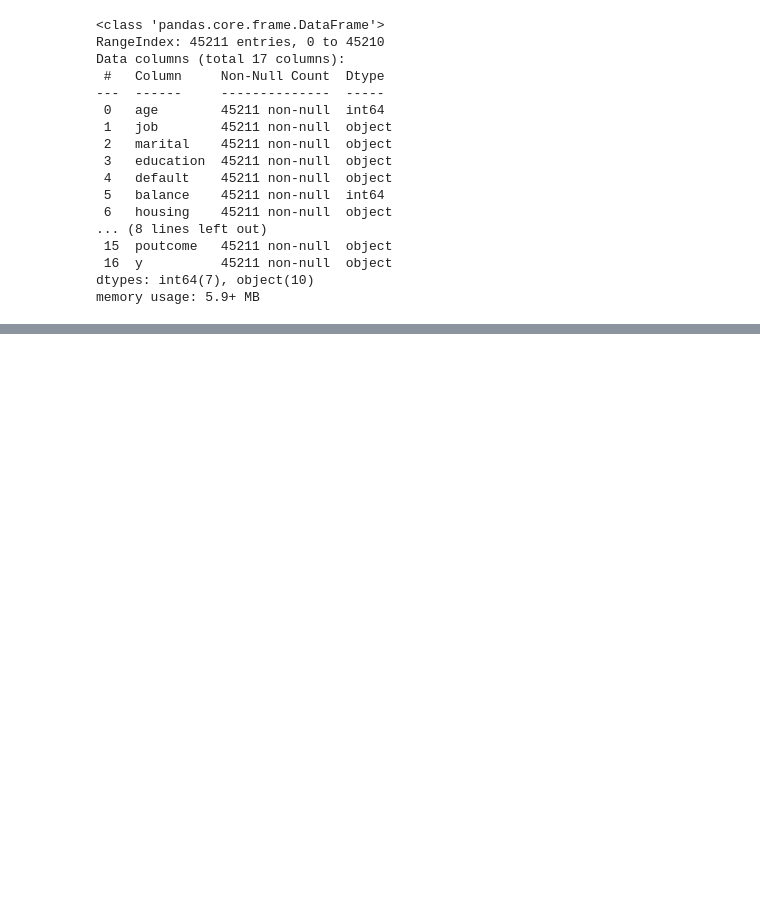
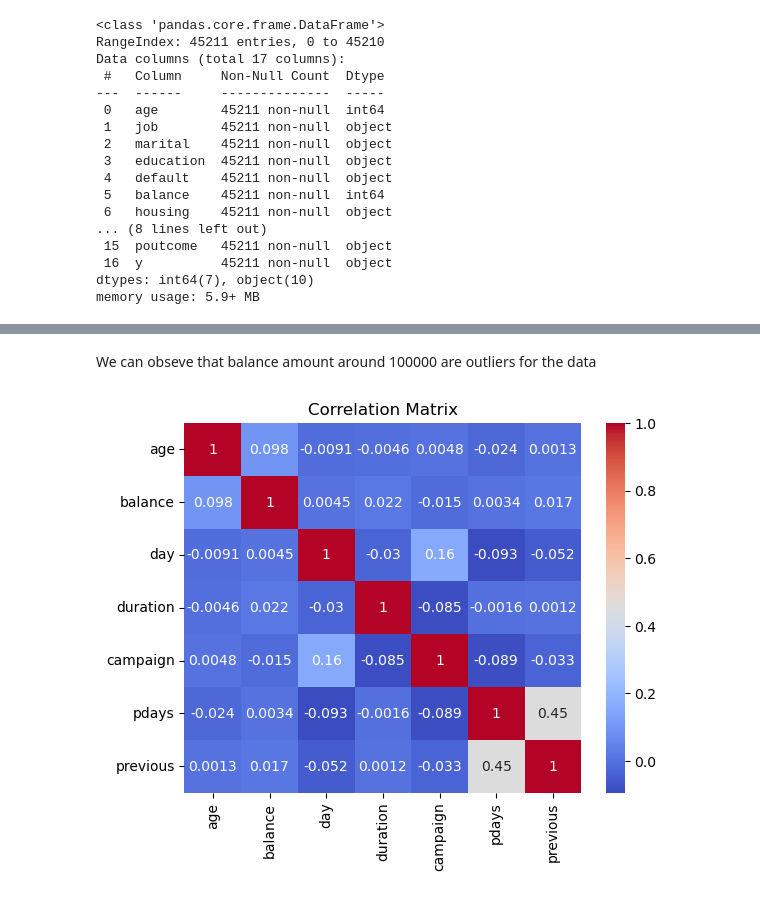
Before and after one commit to amirfarimani/DSI_Team_Project_Bank_Marketing, a Jupyter notebook: experiments/data_processing.ipynb, the cells around one changed output, grey strips where cells are left out. Drawn from its saved outputs; the diff is of its cells as text; code cells hidden in the pictures; blank space fills up the shorter version.

```diff
--- a/experiments/data_processing.ipynb
+++ b/experiments/data_processing.ipynb
@@ -186,0 +202,12 @@ Previous: some clients were contacted 275 times previously before this campaign.
+# %% [markdown]
+We can obseve that balance amount around 100000 are outliers for the data
+# %%
+# Correlation matrix
+numerical_columns = ['age', 'balance', 'day', 'duration', 'campaign', 'pdays', 'previous']
+
+correlation_matrix = df[numerical_columns].corr()
+sns.heatmap(correlation_matrix, annot=True, cmap="coolwarm")
+plt.title("Correlation Matrix")
+plt.show()
+# %% [output]
+[figure, added]
```
Also changed, not shown: parts of 29 cells of this notebook.
